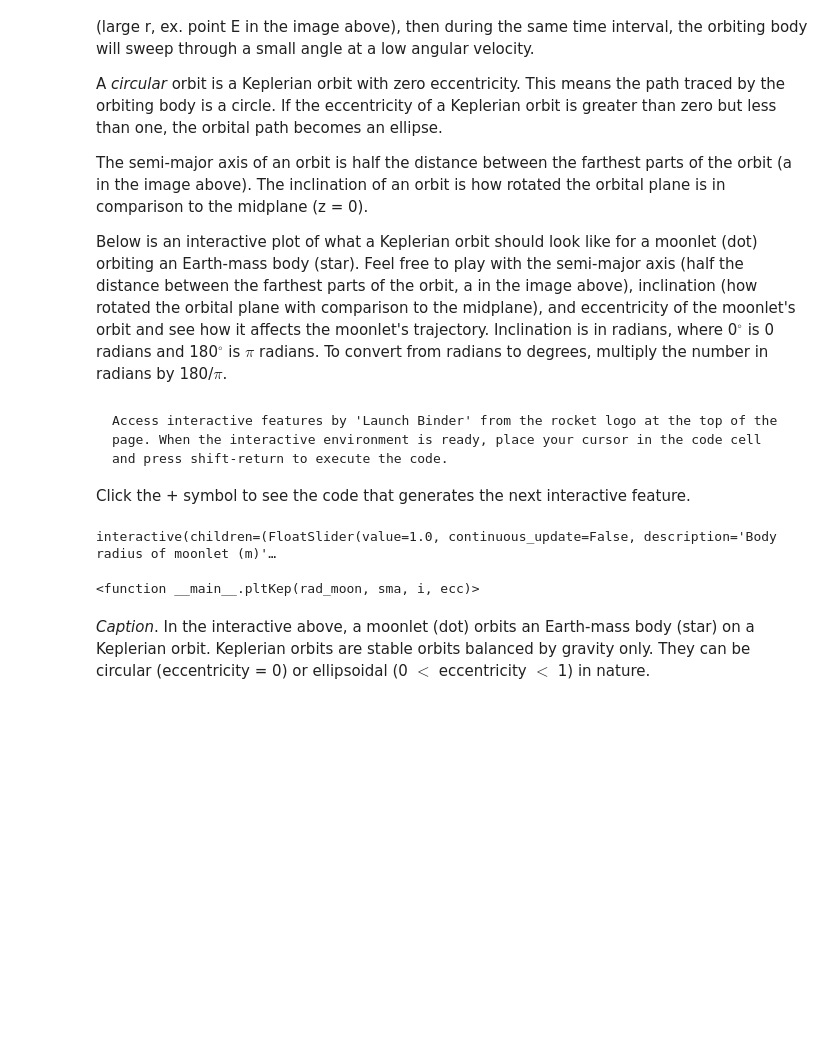
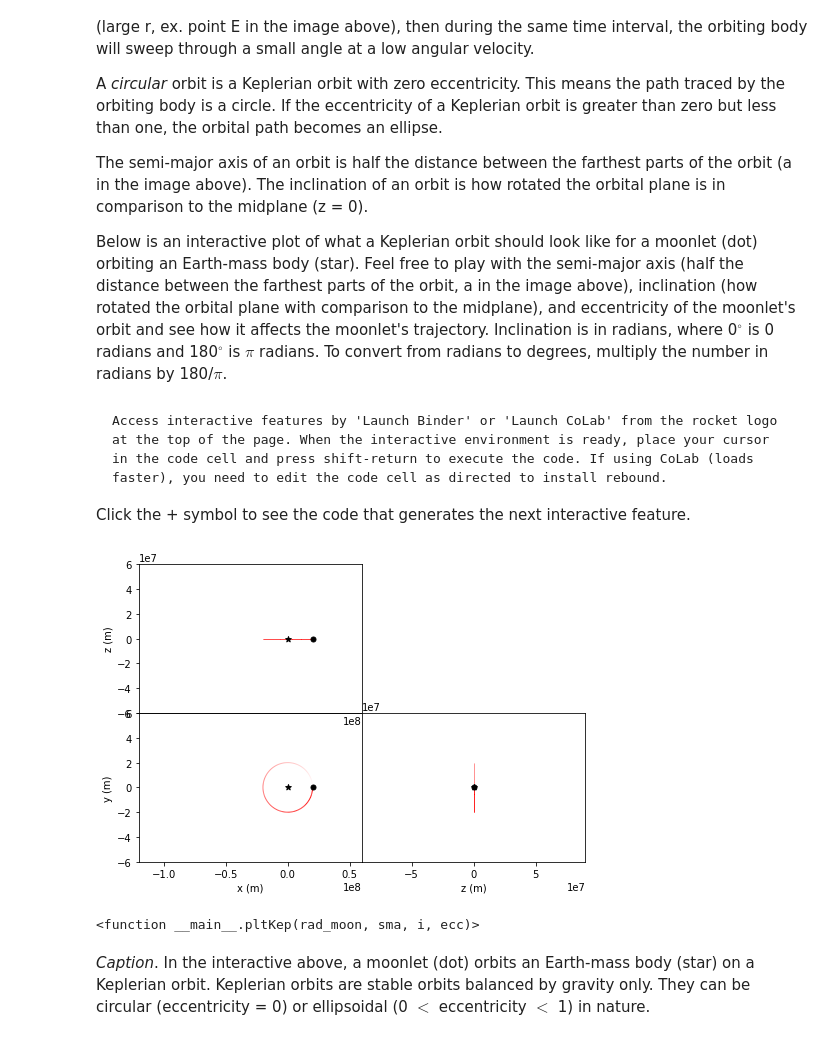
Before and after one commit to ststewart/synestiabook2, a Jupyter notebook: synestia-book/docs/Keplerian_Orbit.ipynb, the cells around one changed output. Saved outputs shown, nothing was run; the diff lists cells and outputs as text; code cells hidden in the pictures; blank space fills up the shorter version.

````diff
--- a/synestia-book/docs/Keplerian_Orbit.ipynb
+++ b/synestia-book/docs/Keplerian_Orbit.ipynb
@@ -20,6 +20,6 @@ The semi-major axis of an orbit is half the distance between the farthest parts
 Below is an interactive plot of what a Keplerian orbit should look like for a moonlet (dot) orbiting an Earth-mass body (star). Feel free to play with the semi-major axis (half the distance between the farthest parts of the orbit, a in the image above), inclination (how rotated the orbital plane with comparison to the midplane), and eccentricity of the moonlet's orbit and see how it affects the moonlet's trajectory. Inclination is in radians, where 0$^\circ$ is 0 radians and 180$^\circ$ is $\pi$ radians. To convert from radians to degrees, multiply the number in radians by 180/$\pi$.
 # %% [markdown]
 ```{margin} Running a code cell
-Access interactive features by 'Launch Binder' from the rocket logo at the top of the page. When the interactive environment is ready, place your cursor in the code cell and press shift-return to execute the code.
+Access interactive features by 'Launch Binder' or 'Launch CoLab' from the rocket logo at the top of the page. When the interactive environment is ready, place your cursor in the code cell and press shift-return to execute the code. If using CoLab (loads faster), you need to edit the code cell as directed to install rebound.
 ```
 Click the + symbol to see the code that generates the next interactive feature.
@@ -26,41 +29,43 @@ Click the + symbol to see the code that generates the next interactive feature.
 # %%
+#Interactive feature
 import numpy as np
 import math
 from ipywidgets import *
 import rebound
-from syndef import synfits #import synestia snapshot (impact database)
+#from syndef import synfits #import synestia snapshot (impact database)
 
 G=6.674e-11 #gravitational constant in SI
-Mass_syn=np.sum(synfits.SNAP_CukStewart.m) #Earth mass synestia in kg
+#Mass_syn=np.sum(synfits.SNAP_CukStewart.m) #Earth mass synestia in kg
+Mass_syn=5.972e24 # kg mass of Earth for this example
 dens=3300. #kg/m^3 lunar density
 
 def pltKep(rad_moon,sma,i,ecc):
     #rad_moon is the bodily radius of the moon
     #i is the inclination of the moon's orbital plane
     #sma is the semi-major axis of the moon's orbit
     #ecc is the eccentricity of the moon's orbit
     m_moon = 4.*math.pi*dens*(rad_moon**3)/3.
     sim = rebound.Simulation() #start simulation
     sim.units = ('Hr', 'M', 'Kg') #use SI units
     sim.add(m=Mass_syn) #add central body
     sim.add(m=m_moon,a=sma,inc=i,e=ecc)
     fig,ax_main,ax_sub1,ax_sub2 = rebound.OrbitPlot(sim,slices=1,xlim=[-120000000,60000000],ylim=[-60000000,60000000],unitlabel='(m)',color=True)
 
 style = {'description_width': 'initial'}
 layout = {'width': '400px'}
 interact(pltKep,
          rad_moon=FloatSlider(value=1, min=1, max=100, step=10, description='Body radius of moonlet (m)',
                             continuous_update=False, readout=True, readout_format='.1f', style=style, layout=layout),
          sma=FloatSlider(value=20e6, min=10e6, max=60e6, step=10e6, description='Semi-major axis (m)',
                         continuous_update=False, readout=True, readout_format='.1f', style=style, layout=layout),
          i=FloatSlider(value=0, max=2.*math.pi, step=0.2, description='Inclination of orbit (radians)',
                         continuous_update=False, readout=True, readout_format='.1f', style=style, layout=layout),
          ecc=FloatSlider(value=0, max=0.9, step=0.1, description='Eccentricity of orbit (unitless)',
                         continuous_update=False, readout=True, readout_format='.1f', style=style, layout=layout),
          )
 # %% [output]
+[figure, added]
-interactive(children=(FloatSlider(value=1.0, continuous_update=False, description='Body radius of moonlet (m)'…
+<function __main__.pltKep(rad_moon, sma, i, ecc)>
-<function __main__.pltKep(rad_moon, sma, i, ecc)>
 # %% [markdown]
 <i>Caption</i>. In the interactive above, a moonlet (dot) orbits an Earth-mass body (star) on a Keplerian orbit. Keplerian orbits are stable orbits balanced by gravity only. They can be circular (eccentricity = 0) or ellipsoidal (0 $<$ eccentricity $<$ 1) in nature.
 # %% [markdown]
````
Also changed, not shown: parts of 1 cell of this notebook, 31 other files.
